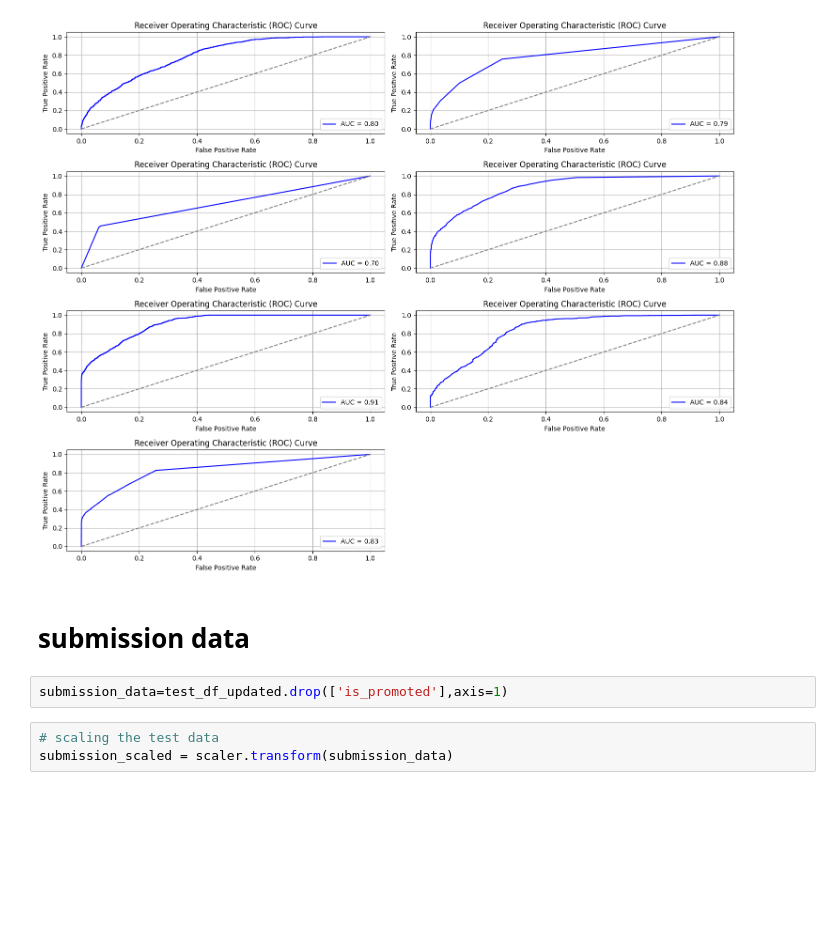
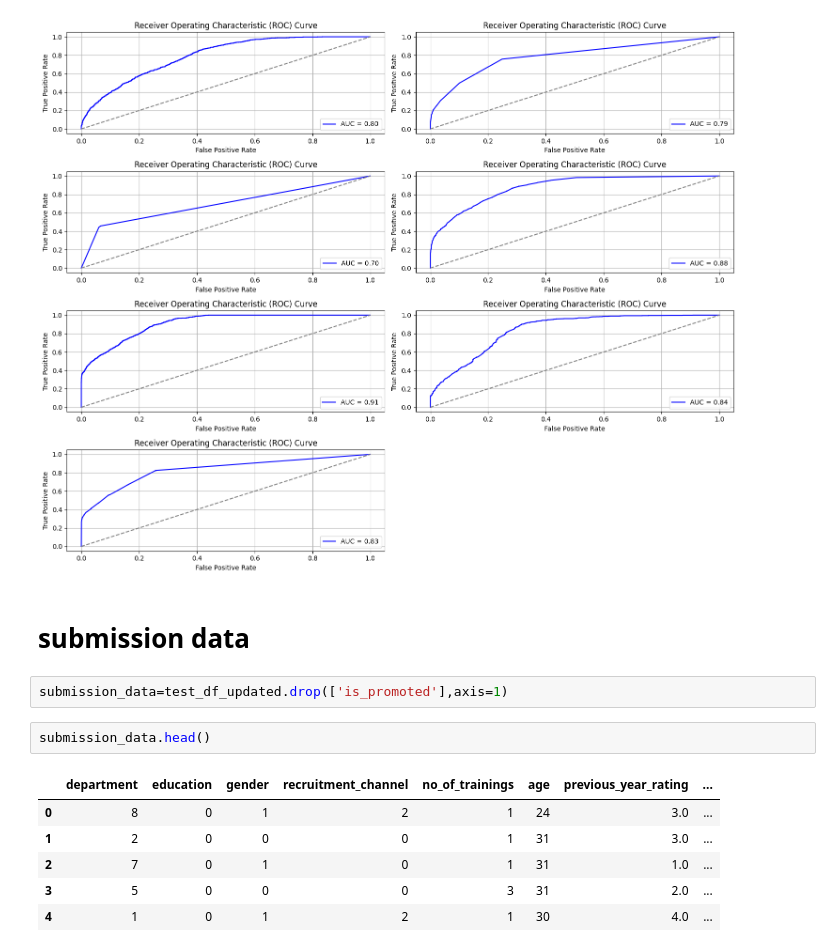
Before and after one commit to shiva9063/HR_Promotion_Analytics_Project_, a Jupyter notebook: HR Analytics.ipynb, the cells around one changed output. Drawn from its saved outputs; the diff is of its cells as text; blank space fills up the shorter version.

```diff
--- a/HR Analytics.ipynb
+++ b/HR Analytics.ipynb
@@ -546,5 +563,11 @@ plt.show()
 # %%
 submission_data=test_df_updated.drop(['is_promoted'],axis=1)
 # %%
-# scaling the test data
-submission_scaled = scaler.transform(submission_data)
+submission_data.head()
+# %% [output]
+|  | department | education | gender | recruitment_channel | no_of_trainings | age | previous_year_rating | ... |
+| 0 | 8 | 0 | 1 | 2 | 1 | 24 | 3.0 | ... |
+| 1 | 2 | 0 | 0 | 0 | 1 | 31 | 3.0 | ... |
+| 2 | 7 | 0 | 1 | 0 | 1 | 31 | 1.0 | ... |
+| 3 | 5 | 0 | 0 | 0 | 3 | 31 | 2.0 | ... |
+| 4 | 1 | 0 | 1 | 2 | 1 | 30 | 4.0 | ... |
```
Also changed, not shown: parts of 22 cells of this notebook, 3 other files.
